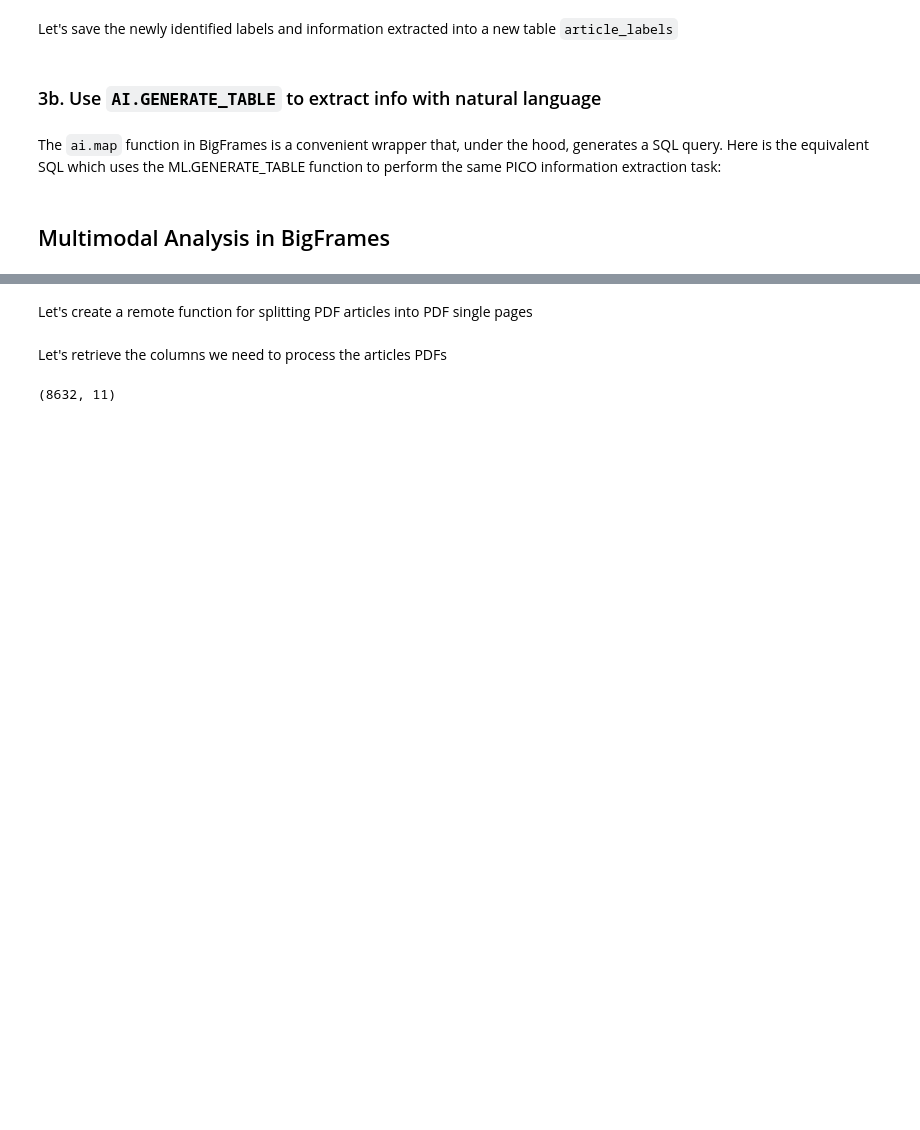
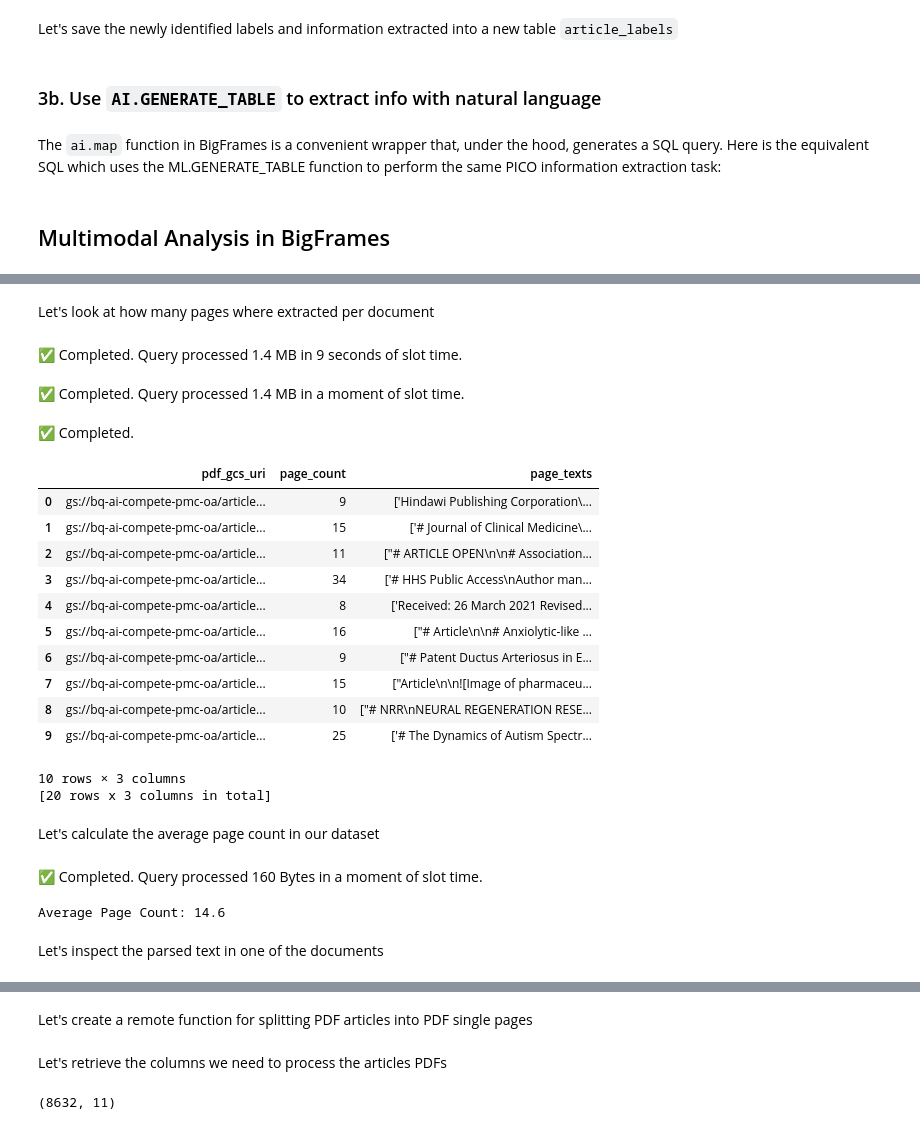
Before and after one commit to rarsan/MedQuery, a Jupyter notebook: nb_semantic_search_rag.ipynb, the cells around one changed output, grey strips where cells are left out. Cells and saved outputs as stored; diff of their text form; code cells hidden in the pictures; blank space fills up the shorter version.

Commit message:
Add Doctly text parsing

```diff
--- a/nb_semantic_search_rag.ipynb
+++ b/nb_semantic_search_rag.ipynb
@@ -553,0 +661,5 @@ bq_articles_df = bpd.read_gbq(f"{DATASET_ID}.articles", use_cache=False)
+# %%
+# We will only parse 20 articles, to limit the number of Doctly credits for this demo.
+# Comment out the following line if you want to parse the full dataset
+pdf_df = bq_articles_df.head(20).drop(columns=['body_text', 'nxml_gcs_uri'])
+pdf_df.shape
@@ -553,0 +669,6 @@ bq_articles_df = bpd.read_gbq(f"{DATASET_ID}.articles", use_cache=False)
+# %%
+# Parse PDFs using Doctly which returns a list of markdown texts, one for each page
+processed_pdf_df = pdf_df.assign(
+    page_texts=pdf_df['pdf_gcs_uri'].apply(parse_pdf_text)
+)
+processed_pdf_df
@@ -553,0 +692,32 @@ bq_articles_df = bpd.read_gbq(f"{DATASET_ID}.articles", use_cache=False)
+# %% [markdown]
+Let's look at how many pages where extracted per document
+# %%
+processed_pdf_df['page_count'] = processed_pdf_df['page_texts'].str.len()
+processed_pdf_df[['pdf_gcs_uri', 'page_count', 'page_texts']]
+# %% [output]
+✅ Completed. Query processed 1.4 MB in 9 seconds of slot time.
+✅ Completed. Query processed 1.4 MB in a moment of slot time.
+✅ Completed.
+|  | pdf_gcs_uri | page_count | page_texts |
+| 0 | gs://bq-ai-compete-pmc-oa/article... | 9 | ['Hindawi Publishing Corporation\... |
+| 1 | gs://bq-ai-compete-pmc-oa/article... | 15 | ['# Journal of Clinical Medicine\... |
+| 2 | gs://bq-ai-compete-pmc-oa/article... | 11 | ["# ARTICLE OPEN\n\n# Association... |
+| 3 | gs://bq-ai-compete-pmc-oa/article... | 34 | ['# HHS Public Access\nAuthor man... |
+| 4 | gs://bq-ai-compete-pmc-oa/article... | 8 | ['Received: 26 March 2021 Revised... |
+| 5 | gs://bq-ai-compete-pmc-oa/article... | 16 | ["# Article\n\n# Anxiolytic-like ... |
+| 6 | gs://bq-ai-compete-pmc-oa/article... | 9 | ["# Patent Ductus Arteriosus in E... |
+| 7 | gs://bq-ai-compete-pmc-oa/article... | 15 | ["Article\n\n![Image of pharmaceu... |
+| 8 | gs://bq-ai-compete-pmc-oa/article... | 10 | ["# NRR\nNEURAL REGENERATION RESE... |
+| 9 | gs://bq-ai-compete-pmc-oa/article... | 25 | ['# The Dynamics of Autism Spectr... |
+10 rows × 3 columns
+[20 rows x 3 columns in total]
+# %% [markdown]
+Let's calculate the average page count in our dataset
+# %%
+avg_page_count = processed_pdf_df['page_count'].mean()
+print(f"Average Page Count: {round(avg_page_count, 1)}")
+# %% [output]
+✅ Completed. Query processed 160 Bytes in a moment of slot time.
+Average Page Count: 14.6
+# %% [markdown]
+Let's inspect the parsed text in one of the documents
```
Also changed, not shown: parts of 9 cells of this notebook.
